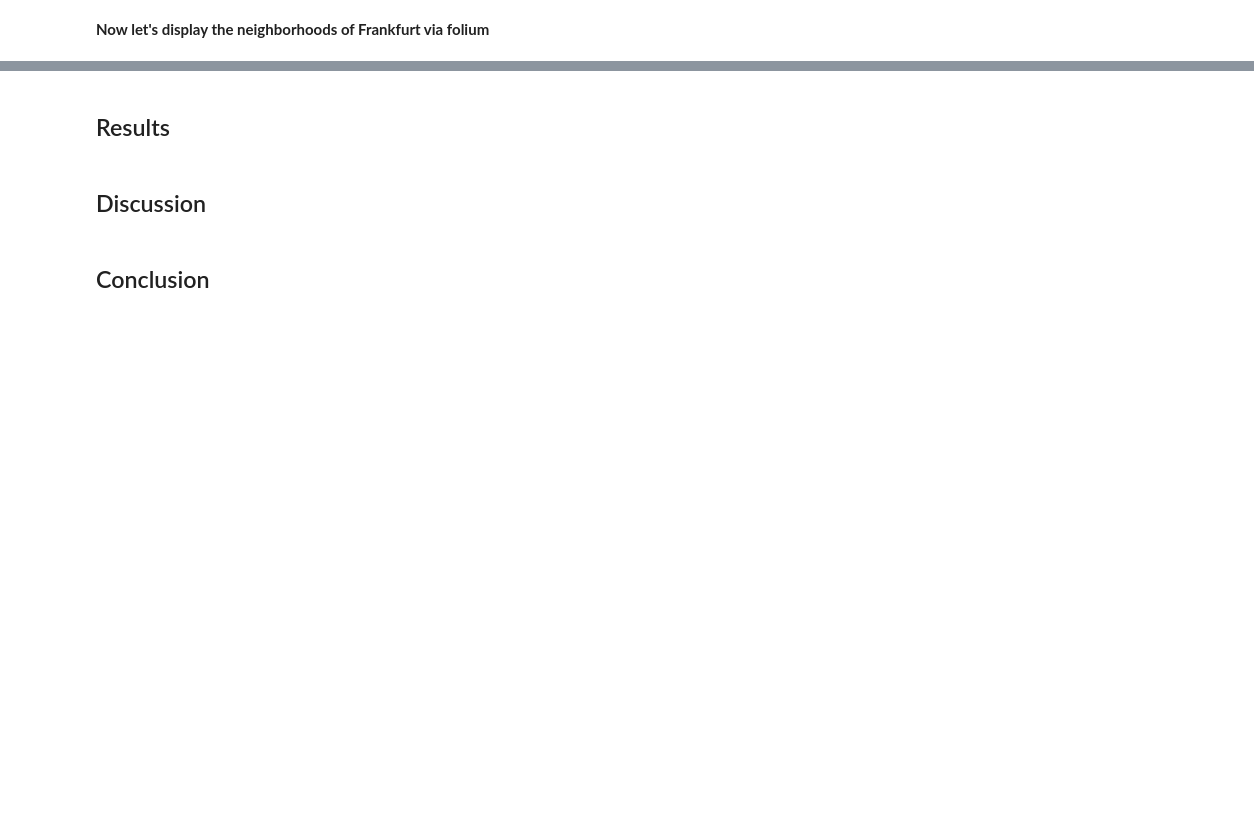
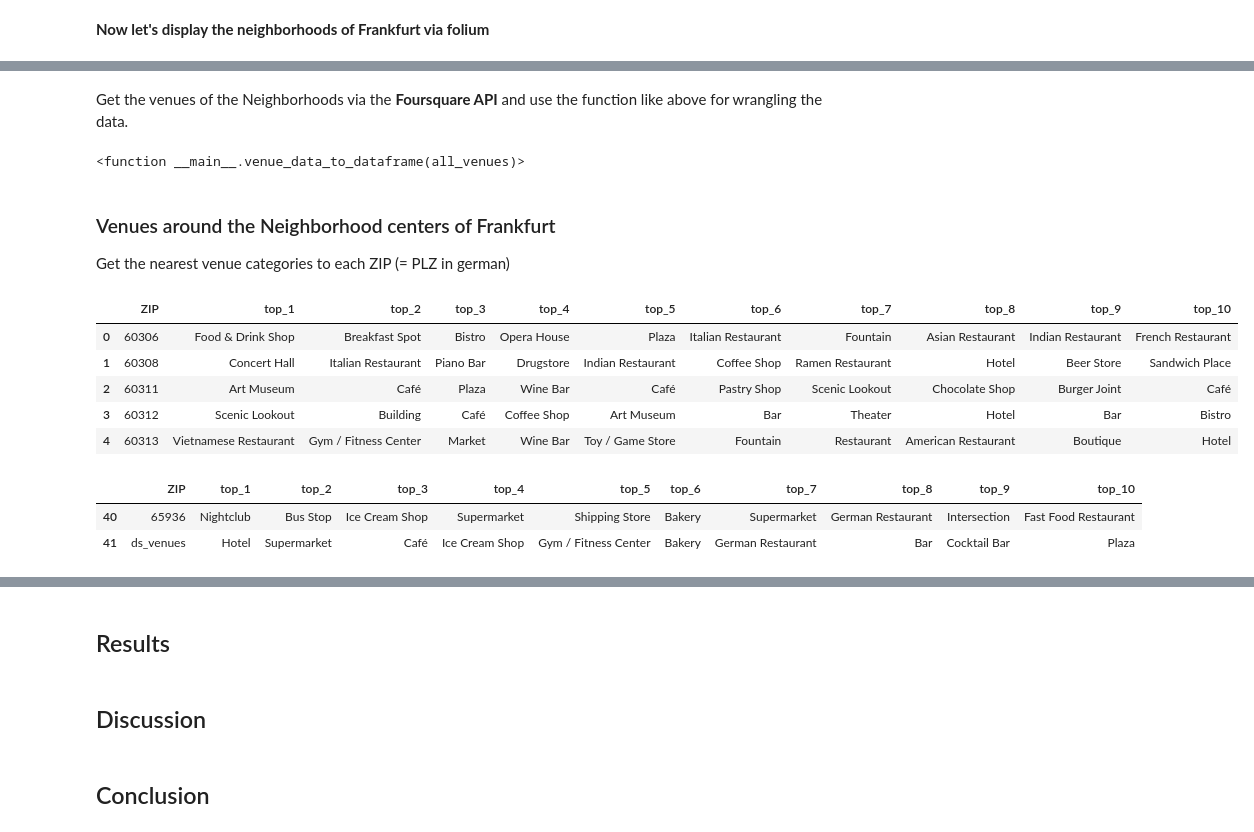
Before and after one commit to marodatavision/Coursera_Capstone, a Jupyter notebook: The_Battle_of_Neighborhoods_Week_1.ipynb, the cells around one changed output, grey strips where cells are left out. Drawn from its saved outputs; the diff is of its cells as text; code cells hidden in the pictures; blank space fills up the shorter version.

```diff
--- a/The_Battle_of_Neighborhoods_Week_1.ipynb
+++ b/The_Battle_of_Neighborhoods_Week_1.ipynb
@@ -141,0 +427,2 @@ map_frankfurt
+# %% [markdown]
+Get the venues of the Neighborhoods via the __Foursquare API__ and use the function like above for wrangling the data.
@@ -141,0 +435,40 @@ map_frankfurt
+# %%
+nbh_venues_df = venue_data_to_dataframe(nbh_venues, first_col="PLZ")
+nbh_venues_df.head()
+# %% [output]
+<function __main__.venue_data_to_dataframe(all_venues)>
+# %%
+# dump the dataframe to a csv file
+# nbh_venues_df.to_csv("fr_neighborhood_venues.csv")
+nbh_venues_df = pd.read_csv("fr_neighborhood_venues.csv")
+# %% [markdown]
+### Venues around the Neighborhood centers of Frankfurt
+Get the nearest venue categories to each ZIP (= PLZ in german)
+# %%
+# function to divide the dataframe in Neighborhood pieces and sort it by the lowest distance
+top_10_nbh_venues = get_top_10(nbh_venues_df, colum_key="PLZ")
+# %%
+# put all top 10 categories to each ZIP in a dataframe
+plz_venues = []
+for nv in top_10_nbh_venues:
+    plz_venues.append([nv['PLZ'].unique()[0]] + nv['Category'].values.tolist())
+
+# append the top 10 venues nearby german data science companies right at the tail of the df
+plz_venues.append(["ds_venues"] + top_ten_venues.T.columns.tolist())
+
+# add headers to the columns
+neighborhoods_venues = pd.DataFrame(data=plz_venues, columns=['ZIP'] + ["top_{}".format(i + 1) for i in range(10)])
+neighborhoods_venues.head()
+# %% [output]
+|  | ZIP | top_1 | top_2 | top_3 | top_4 | top_5 | top_6 | top_7 | top_8 | top_9 | top_10 |
+| 0 | 60306 | Food & Drink Shop | Breakfast Spot | Bistro | Opera House | Plaza | Italian Restaurant | Fountain | Asian Restaurant | Indian Restaurant | French Restaurant |
+| 1 | 60308 | Concert Hall | Italian Restaurant | Piano Bar | Drugstore | Indian Restaurant | Coffee Shop | Ramen Restaurant | Hotel | Beer Store | Sandwich Place |
+| 2 | 60311 | Art Museum | Café | Plaza | Wine Bar | Café | Pastry Shop | Scenic Lookout | Chocolate Shop | Burger Joint | Café |
+| 3 | 60312 | Scenic Lookout | Building | Café | Coffee Shop | Art Museum | Bar | Theater | Hotel | Bar | Bistro |
+| 4 | 60313 | Vietnamese Restaurant | Gym / Fitness Center | Market | Wine Bar | Toy / Game Store | Fountain | Restaurant | American Restaurant | Boutique | Hotel |
+# %%
+neighborhoods_venues.tail(2)
+# %% [output]
+|  | ZIP | top_1 | top_2 | top_3 | top_4 | top_5 | top_6 | top_7 | top_8 | top_9 | top_10 |
+| 40 | 65936 | Nightclub | Bus Stop | Ice Cream Shop | Supermarket | Shipping Store | Bakery | Supermarket | German Restaurant | Intersection | Fast Food Restaurant |
+| 41 | ds_venues | Hotel | Supermarket | Café | Ice Cream Shop | Gym / Fitness Center | Bakery | German Restaurant | Bar | Cocktail Bar | Plaza |
```
Also changed, not shown: parts of 63 cells of this notebook.
